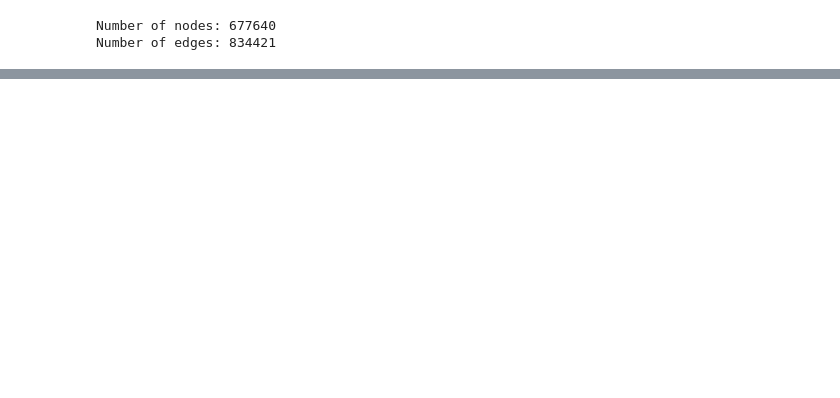
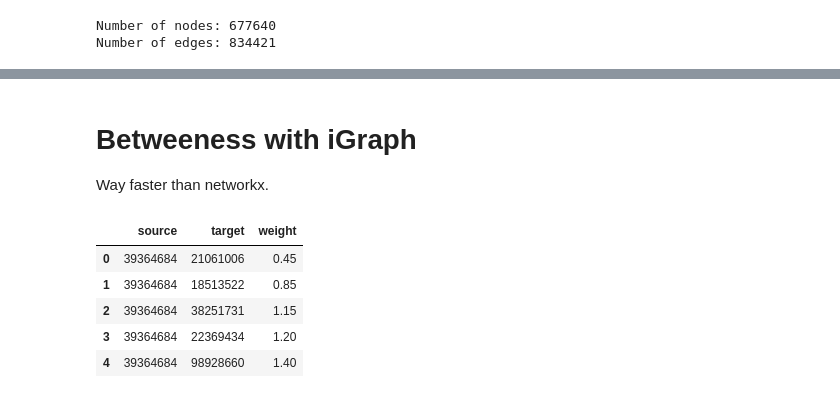
Before and after one commit to Xron7/FakeNewsDetection, a Jupyter notebook: network/network_analysis.ipynb, the cells around one changed output, grey strips where cells are left out. Saved outputs shown, nothing was run; the diff lists cells and outputs as text; code cells hidden in the pictures; blank space fills up the shorter version.

```diff
--- a/network/network_analysis.ipynb
+++ b/network/network_analysis.ipynb
@@ -36,0 +60,17 @@ df = pd.DataFrame(data)
+# %% [markdown]
+# Betweeness with iGraph
+
+Way faster than networkx.
+# %%
+df = pd.read_csv("network.csv", header = None)
+df.columns = ['source','target', 'weight']
+df["weight"] = df["weight"].apply(lambda x: 0.0001 if x <= 0 else x)
+
+df.head()
+# %% [output]
+|  | source | target | weight |
+| 0 | 39364684 | 21061006 | 0.45 |
+| 1 | 39364684 | 18513522 | 0.85 |
+| 2 | 39364684 | 38251731 | 1.15 |
+| 3 | 39364684 | 22369434 | 1.20 |
+| 4 | 39364684 | 98928660 | 1.40 |
```
Also changed, not shown: parts of 10 cells of this notebook.
